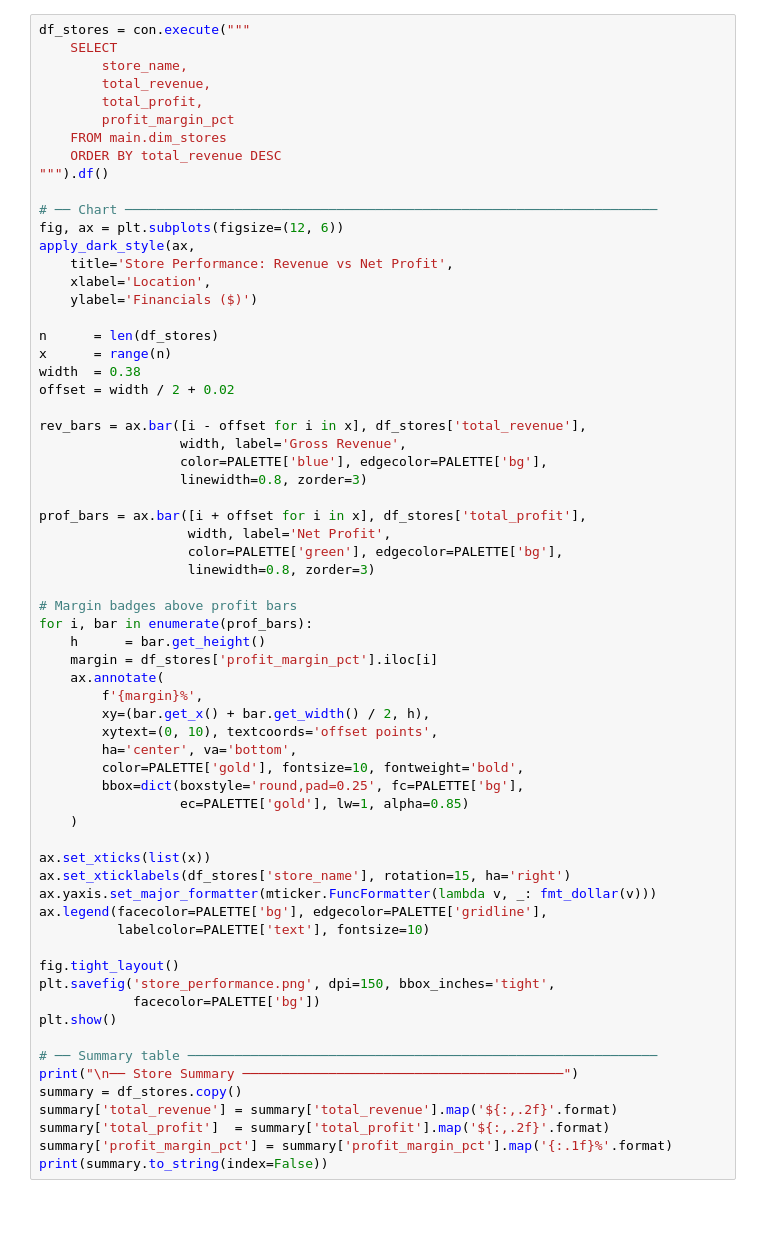
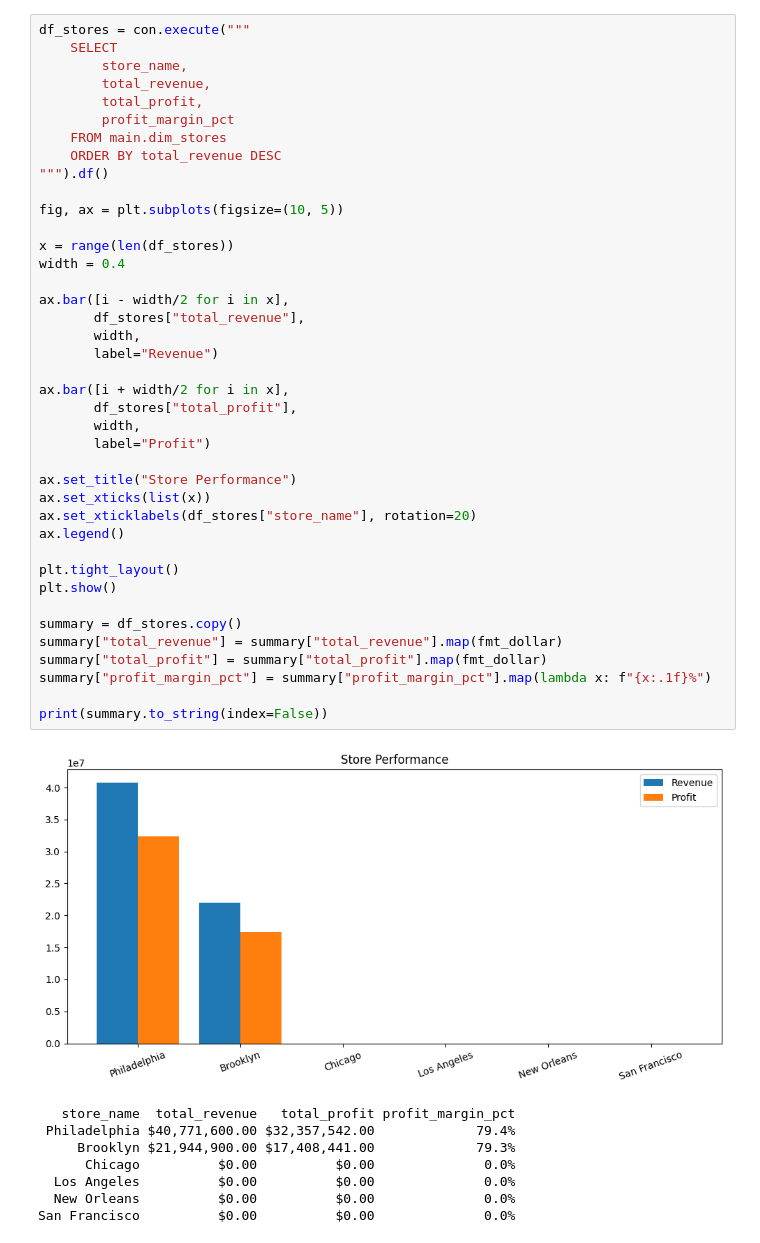
Before and after one commit to krish007code/capstone-project, a Jupyter notebook: analysis.ipynb, the cells around one changed output. Saved outputs shown, nothing was run; the diff lists cells and outputs as text; blank space fills up the shorter version.

```diff
--- a/analysis.ipynb
+++ b/analysis.ipynb
@@ -168,66 +95,50 @@ Side-by-side grouped bars compare **gross revenue vs net profit** per location.
 # %%
 df_stores = con.execute("""
     SELECT
         store_name,
         total_revenue,
         total_profit,
         profit_margin_pct
     FROM main.dim_stores
     ORDER BY total_revenue DESC
 """).df()
 
-# ── Chart ────────────────────────────────────────────────────────────────────
-fig, ax = plt.subplots(figsize=(12, 6))
-apply_dark_style(ax,
-    title='Store Performance: Revenue vs Net Profit',
-    xlabel='Location',
-    ylabel='Financials ($)')
+fig, ax = plt.subplots(figsize=(10, 5))
 
-n      = len(df_stores)
-x      = range(n)
-width  = 0.38
-offset = width / 2 + 0.02
+x = range(len(df_stores))
+width = 0.4
 
-rev_bars = ax.bar([i - offset for i in x], df_stores['total_revenue'],
-                  width, label='Gross Revenue',
-                  color=PALETTE['blue'], edgecolor=PALETTE['bg'],
-                  linewidth=0.8, zorder=3)
+ax.bar([i - width/2 for i in x],
+       df_stores["total_revenue"],
+       width,
+       label="Revenue")
 
-prof_bars = ax.bar([i + offset for i in x], df_stores['total_profit'],
-                   width, label='Net Profit',
-                   color=PALETTE['green'], edgecolor=PALETTE['bg'],
-                   linewidth=0.8, zorder=3)
+ax.bar([i + width/2 for i in x],
+       df_stores["total_profit"],
+       width,
+       label="Profit")
 
-# Margin badges above profit bars
-for i, bar in enumerate(prof_bars):
-    h      = bar.get_height()
-    margin = df_stores['profit_margin_pct'].iloc[i]
-    ax.annotate(
-        f'{margin}%',
-        xy=(bar.get_x() + bar.get_width() / 2, h),
-        xytext=(0, 10), textcoords='offset points',
-        ha='center', va='bottom',
-        color=PALETTE['gold'], fontsize=10, fontweight='bold',
-        bbox=dict(boxstyle='round,pad=0.25', fc=PALETTE['bg'],
-                  ec=PALETTE['gold'], lw=1, alpha=0.85)
-    )
+ax.set_title("Store Performance")
+ax.set_xticks(list(x))
+ax.set_xticklabels(df_stores["store_name"], rotation=20)
+ax.legend()
 
-ax.set_xticks(list(x))
-ax.set_xticklabels(df_stores['store_name'], rotation=15, ha='right')
-ax.yaxis.set_major_formatter(mticker.FuncFormatter(lambda v, _: fmt_dollar(v)))
-ax.legend(facecolor=PALETTE['bg'], edgecolor=PALETTE['gridline'],
-          labelcolor=PALETTE['text'], fontsize=10)
-
-fig.tight_layout()
-plt.savefig('store_performance.png', dpi=150, bbox_inches='tight',
-            facecolor=PALETTE['bg'])
+plt.tight_layout()
 plt.show()
 
-# ── Summary table ────────────────────────────────────────────────────────────
-print("\n── Store Summary ─────────────────────────────────────────")
 summary = df_stores.copy()
-summary['total_revenue'] = summary['total_revenue'].map('${:,.2f}'.format)
-summary['total_profit']  = summary['total_profit'].map('${:,.2f}'.format)
-summary['profit_margin_pct'] = summary['profit_margin_pct'].map('{:.1f}%'.format)
+summary["total_revenue"] = summary["total_revenue"].map(fmt_dollar)
+summary["total_profit"] = summary["total_profit"].map(fmt_dollar)
+summary["profit_margin_pct"] = summary["profit_margin_pct"].map(lambda x: f"{x:.1f}%")
+
 print(summary.to_string(index=False))
+# %% [output]
+[figure, added]
+   store_name  total_revenue   total_profit profit_margin_pct
+ Philadelphia $40,771,600.00 $32,357,542.00             79.4%
+     Brooklyn $21,944,900.00 $17,408,441.00             79.3%
+      Chicago          $0.00          $0.00              0.0%
+  Los Angeles          $0.00          $0.00              0.0%
+  New Orleans          $0.00          $0.00              0.0%
+San Francisco          $0.00          $0.00              0.0%
 # %% [markdown]
```
Also changed, not shown: parts of 11 cells of this notebook.
